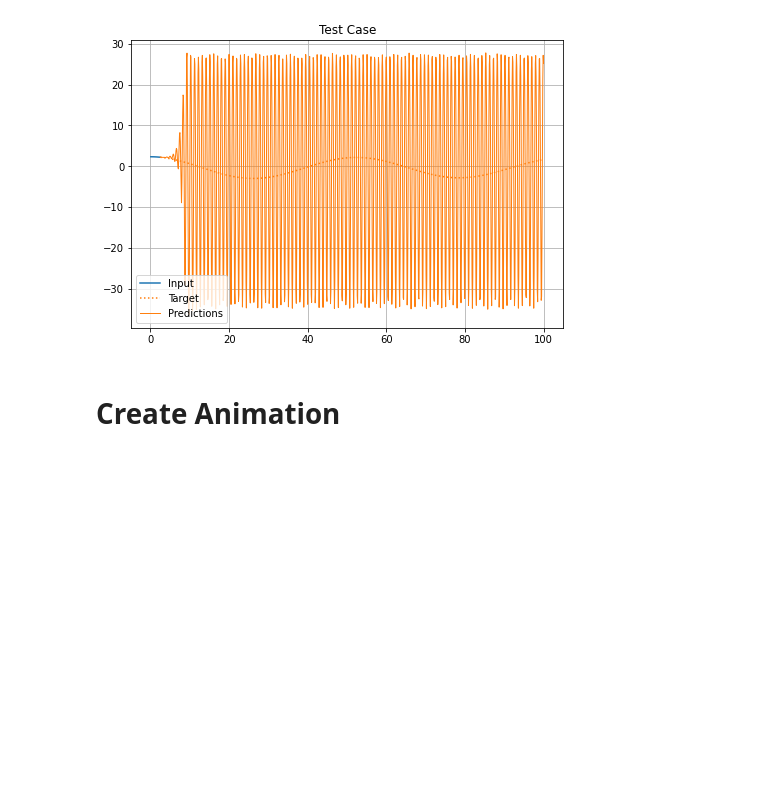
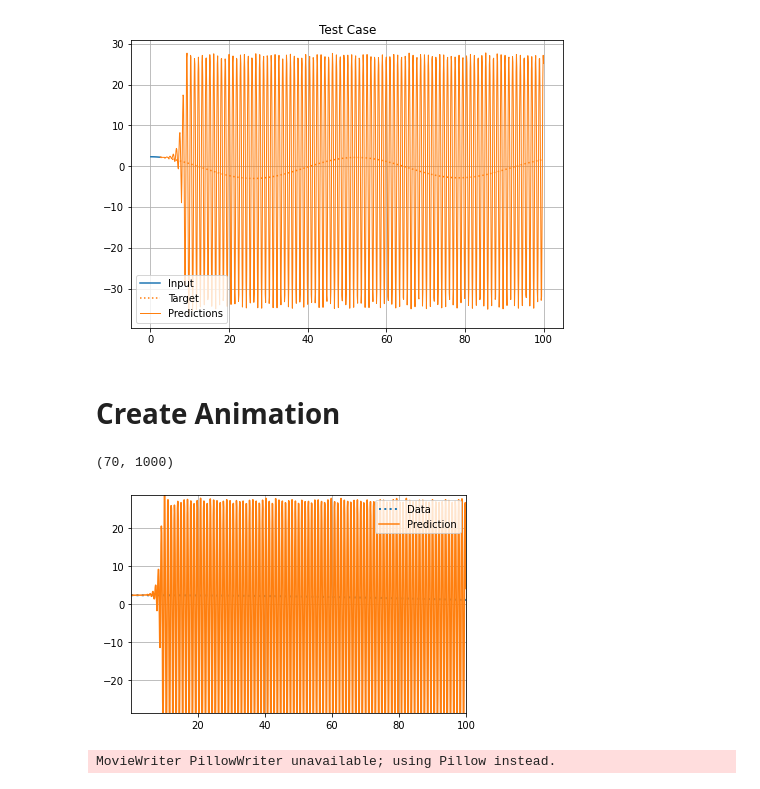
Before and after one commit to trifwn/OscillationLSTM, a Jupyter notebook: LSTMv2AR_vis.ipynb, the cells around one changed output. Cells and saved outputs as stored; diff of their text form; code cells hidden in the pictures; blank space fills up the shorter version.

```diff
--- a/LSTMv2AR_vis.ipynb
+++ b/LSTMv2AR_vis.ipynb
@@ -190,6 +190,7 @@ for i in range(train_df.shape[1]):
     testCase = train_df[:,i]
     ts  = CalcCase(testCase,multi_window,model)
     predData.append(ts)
+predData =np.array(predData)
 # %% [output]
 Test Case:0
 We had to execute 66 calls
@@ -238,3 +239,9 @@ for ts1,ts2 in predData:
 # Create Animation
 # %%
 from pltfigure import pltfigure
+# %%
+np.shape(train_df.T)
+# %% [output]
+(70, 1000)
+# %%
+predData = np.array(predData)
@@ -241,2 +250,5 @@ from pltfigure import pltfigure
 # %%
-pltfigure(train_df.T,predData,t,"Data","Prediction",'Graphs/datasetPred.gif')
+pltfigure(train_df.T,predData[:,:t.shape[0]],t,"Data","Prediction",'Graphs/datasetPred.gif')
+# %% [output]
+[figure, added]
+MovieWriter PillowWriter unavailable; using Pillow instead.
```
Also changed, not shown: parts of 2 cells of this notebook, 1 other file.
